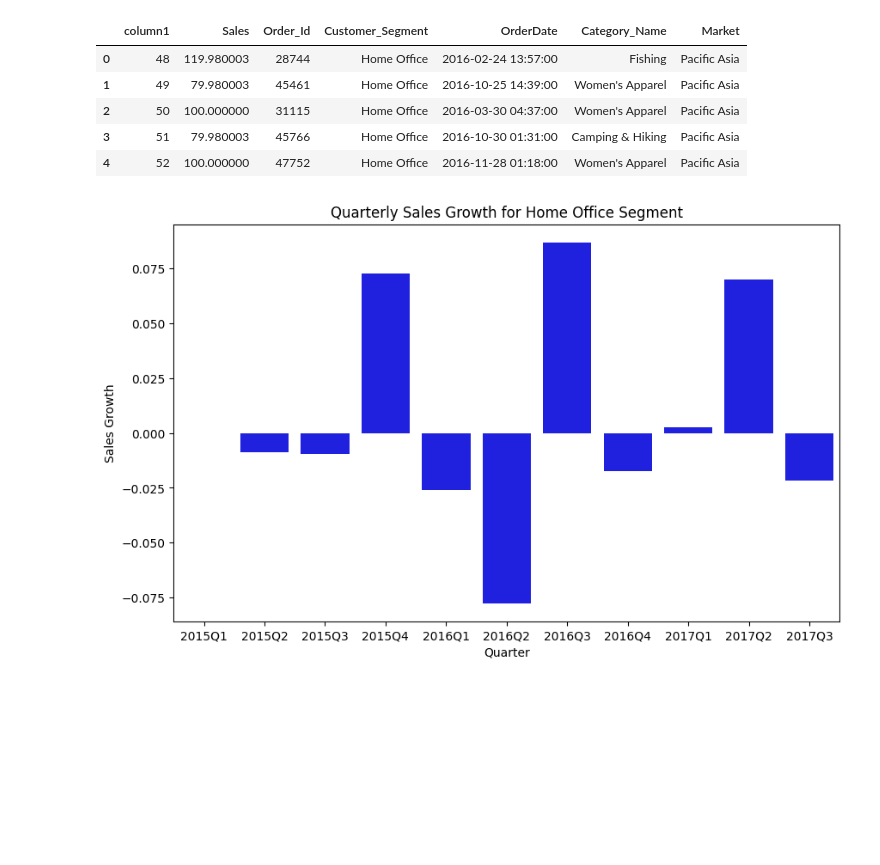
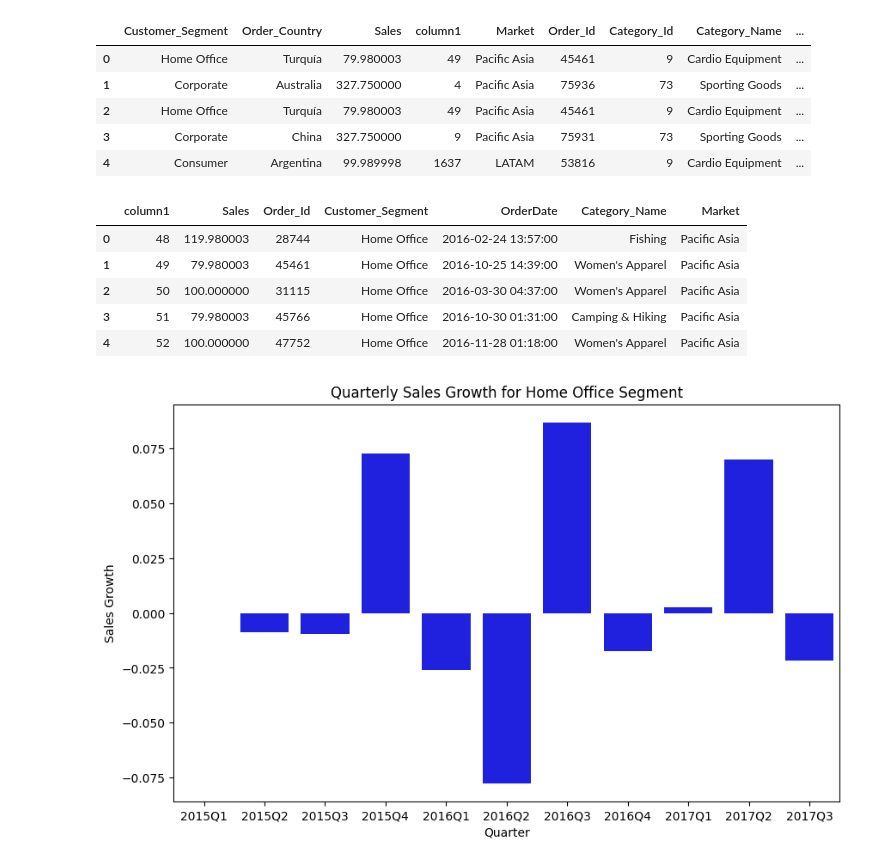
Before and after one commit to CCNY-Analytics-and-Quant/Branly_BAF23, a Jupyter notebook: Final Project V2.ipynb, the cells around one changed output. Drawn from its saved outputs; the diff is of its cells as text; code cells hidden in the pictures; blank space fills up the shorter version.

```diff
--- a/Final Project V2.ipynb
+++ b/Final Project V2.ipynb
@@ -7,27 +7,35 @@ import datetime as dt
 # %%
 
 df_1 = pd.read_csv("/Users/branly/Desktop/Python Project/FP.csv")
 
 
 df_1['OrderDate'] = pd.to_datetime(df_1['OrderDate'])
 
 
 start_date = '2015-01-01'
 end_date = '2017-09-30'
 
 df_filtered = df_1[(df_1['OrderDate'] >= start_date) & (df_1['OrderDate'] <= end_date)]
 
 
 aggregate = {
     'Sales': 'last',
     'Order_Id': 'last',
     'Customer_Segment': 'last',
     'OrderDate': 'last',
     'Category_Name':'last',
     'Market':'last'
 }
 
 df = df_filtered.groupby('column1').agg(aggregate).reset_index()
+df_1.head()
+# %% [output]
+|  | Customer_Segment | Order_Country | Sales | column1 | Market | Order_Id | Category_Id | Category_Name | ... |
+| 0 | Home Office | Turquía | 79.980003 | 49 | Pacific Asia | 45461 | 9 | Cardio Equipment | ... |
+| 1 | Corporate | Australia | 327.750000 | 4 | Pacific Asia | 75936 | 73 | Sporting Goods | ... |
+| 2 | Home Office | Turquía | 79.980003 | 49 | Pacific Asia | 45461 | 9 | Cardio Equipment | ... |
+| 3 | Corporate | China | 327.750000 | 9 | Pacific Asia | 75931 | 73 | Sporting Goods | ... |
+| 4 | Consumer | Argentina | 99.989998 | 1637 | LATAM | 53816 | 9 | Cardio Equipment | ... |
 # %%
 
 df_home_office = df[df['Customer_Segment'] == 'Home Office'].copy()
```
Also changed, not shown: parts of 1 cell of this notebook.
